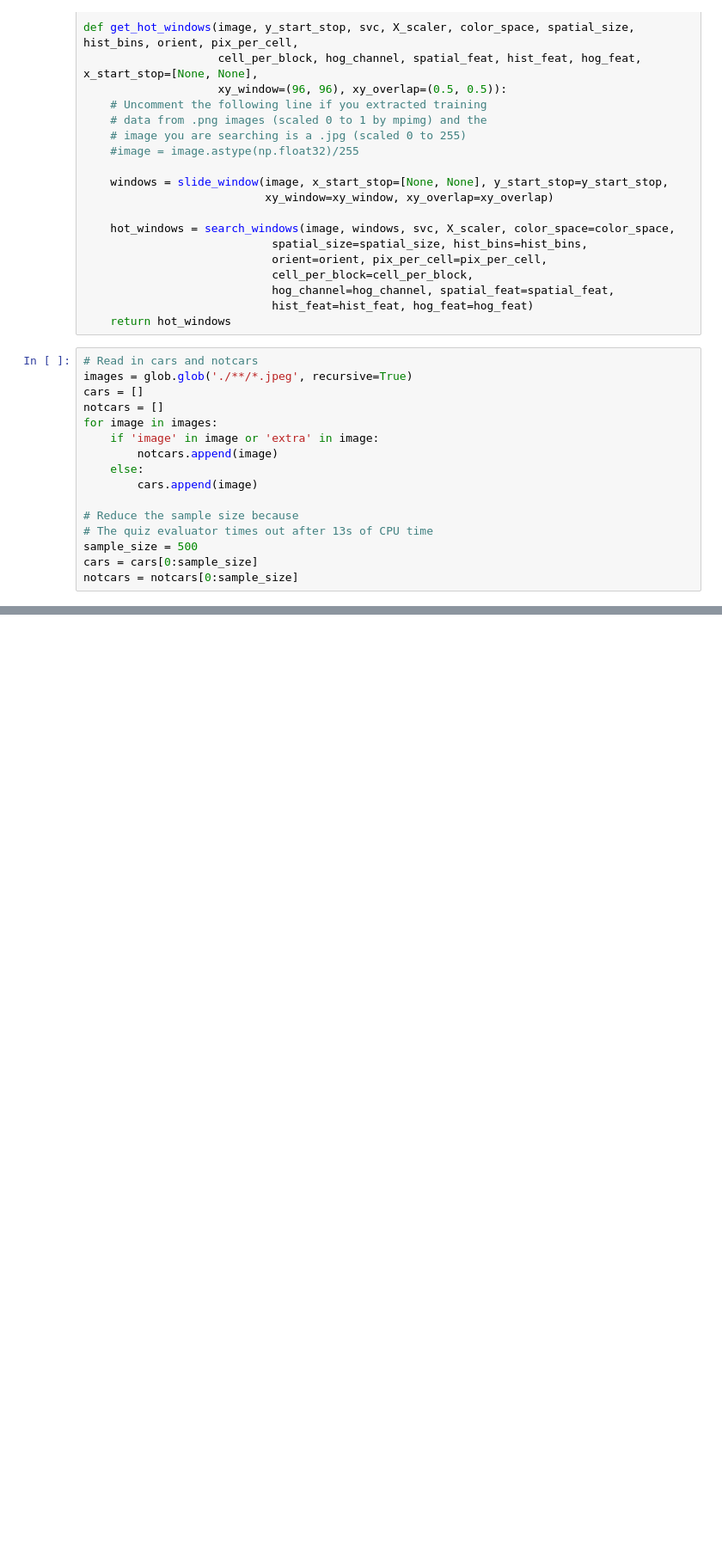
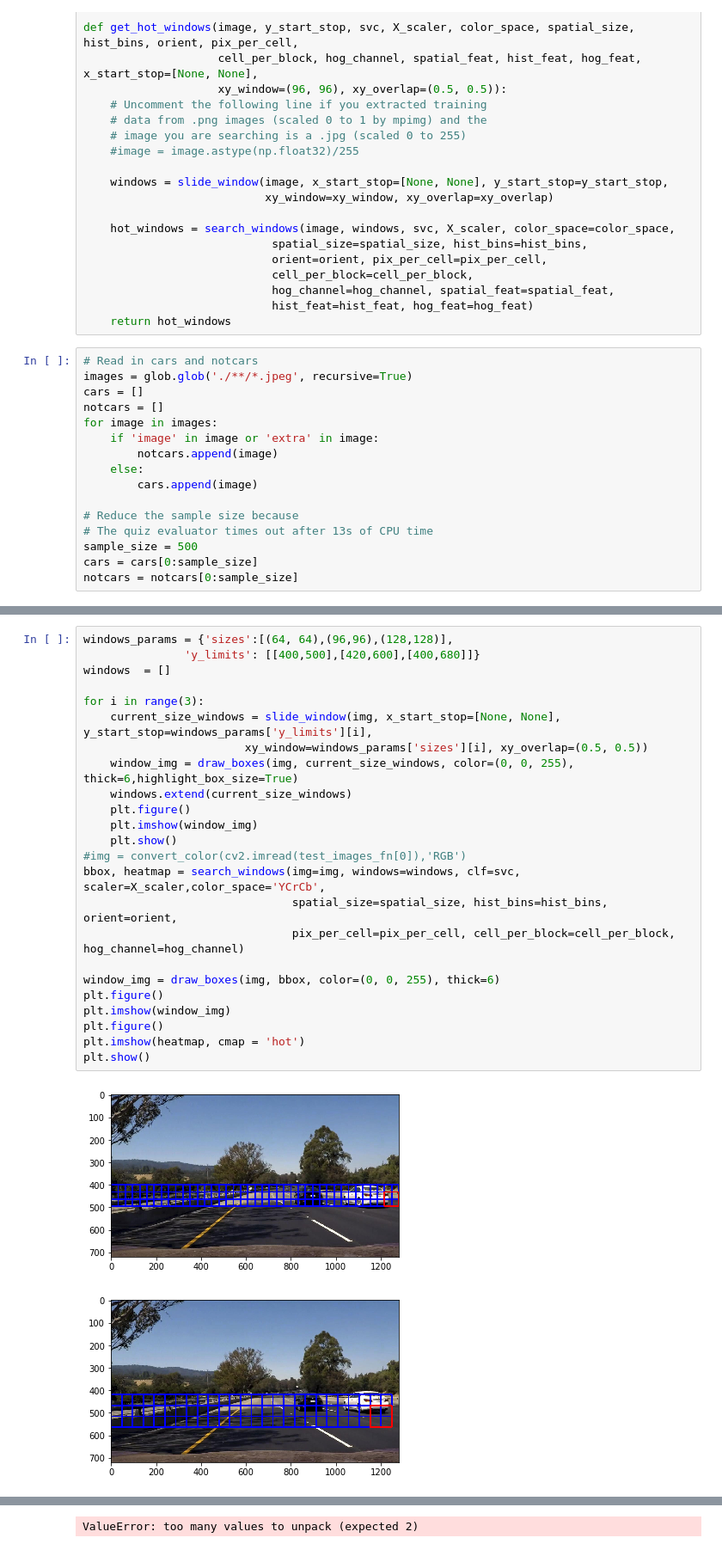
Before and after one commit to carlosbkm/CarND-Vehicle-Detection, a Jupyter notebook: lessons/search_and_classify.ipynb, the cells around one changed output, grey strips where cells are left out. Shown at 86% size. Drawn from its saved outputs; the diff is of its cells as text; blank space fills up the shorter version.

```diff
--- a/lessons/search_and_classify.ipynb
+++ b/lessons/search_and_classify.ipynb
@@ -316,0 +350,27 @@ img shape:  (720, 1280, 3)
+# %%
+windows_params = {'sizes':[(64, 64),(96,96),(128,128)],
+               'y_limits': [[400,500],[420,600],[400,680]]}
+windows  = []
+
+for i in range(3):
+    current_size_windows = slide_window(img, x_start_stop=[None, None], y_start_stop=windows_params['y_limits'][i],
+                        xy_window=windows_params['sizes'][i], xy_overlap=(0.5, 0.5))
+    window_img = draw_boxes(img, current_size_windows, color=(0, 0, 255), thick=6,highlight_box_size=True)
+    windows.extend(current_size_windows)
+    plt.figure()
+    plt.imshow(window_img)
+    plt.show()
+#img = convert_color(cv2.imread(test_images_fn[0]),'RGB')
+bbox, heatmap = search_windows(img=img, windows=windows, clf=svc, scaler=X_scaler,color_space='YCrCb',
+                               spatial_size=spatial_size, hist_bins=hist_bins, orient=orient,
+                               pix_per_cell=pix_per_cell, cell_per_block=cell_per_block, hog_channel=hog_channel)
+
+window_img = draw_boxes(img, bbox, color=(0, 0, 255), thick=6)
+plt.figure()
+plt.imshow(window_img)
+plt.figure()
+plt.imshow(heatmap, cmap = 'hot')
+plt.show()
+# %% [output]
+[figure, added]
+[figure, added]
@@ -316,0 +378 @@ img shape:  (720, 1280, 3)
+ValueError: too many values to unpack (expected 2)
```
Also changed, not shown: parts of 5 cells of this notebook, 2 other files.
